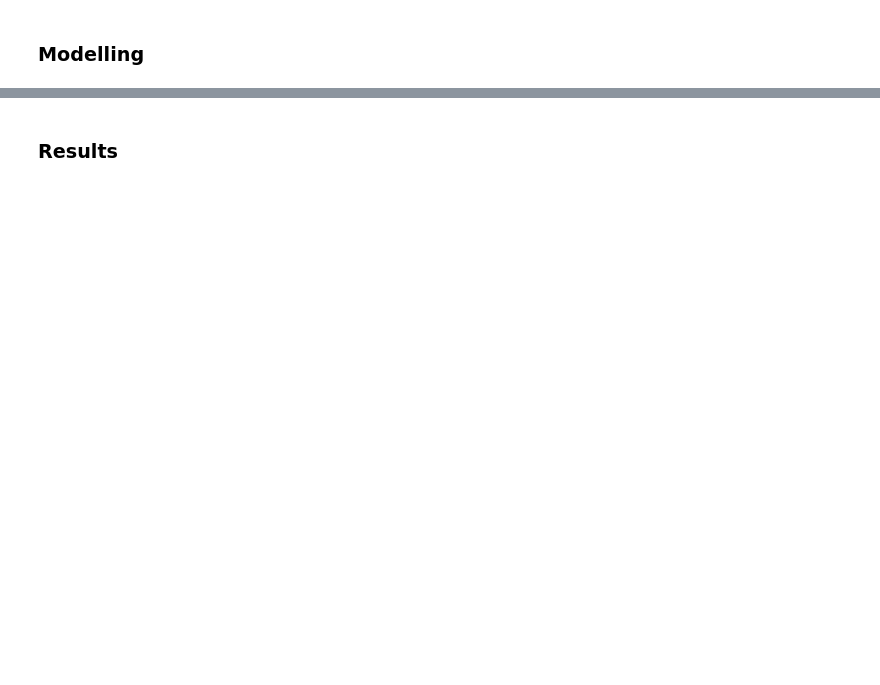
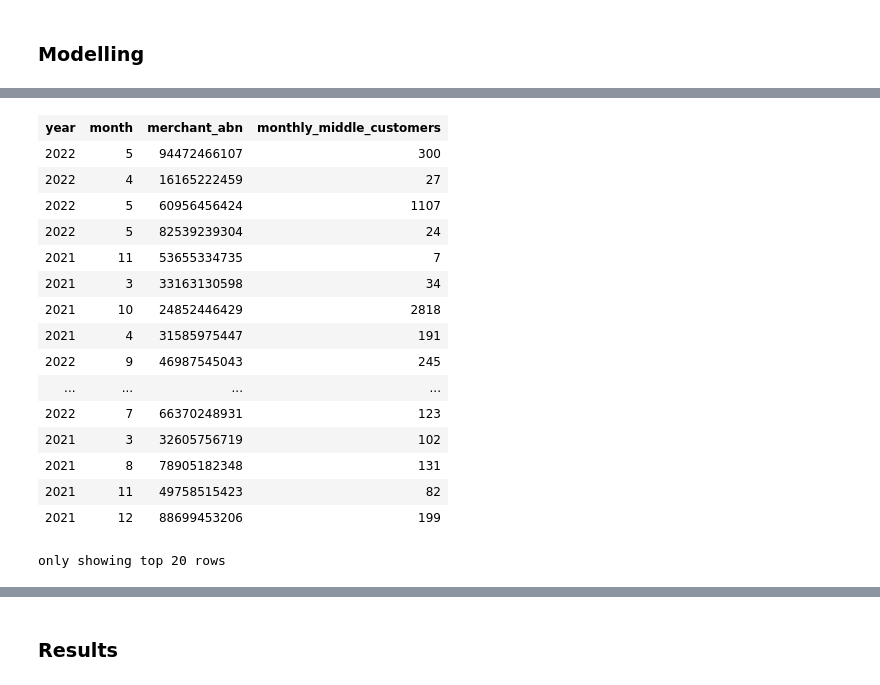
Before and after one commit to MAST30034-Applied-Data-Science/generic-buy-now-pay-later-project-group-35, a Jupyter notebook: notebooks/8-Summary.ipynb, the cells around one changed output, grey strips where cells are left out. Saved outputs shown, nothing was run; the diff lists cells and outputs as text; code cells hidden in the pictures; blank space fills up the shorter version.

```diff
--- a/notebooks/8-Summary.ipynb
+++ b/notebooks/8-Summary.ipynb
@@ -181,0 +213,17 @@ finaldf.limit(5)
+# %%
+modeldf2 = finaldf.withColumn("year", date_format(col("order_datetime"), "yyyy").cast("long"))
+modeldf2 = modeldf2.withColumn("month", date_format(col("order_datetime"), "MM").cast("long"))
+
+for field in ("postcode","take_rate"):
+    modeldf2 = modeldf2.withColumn(
+        field,
+        col(field).cast('double')
+    )
+
+modeldf2 = modeldf2.drop("order_datetime","order_id","company_name","consumer_fraud_%","merchant_fraud_%")
+
+modeldf2 = modeldf2.groupBy("year","month","merchant_abn").agg(
+    count("dollar_value").alias("monthly_transactions"),
+)
+
+modeldf2.limit(5)
@@ -181,0 +239,37 @@ finaldf.limit(5)
+# %%
+LOWER_INCOME_THRESHOLD = 50000
+UPPER_INCOME_THRESHOLD = 75000
+modeldf3 = finaldf.withColumn("year", date_format(col("order_datetime"), "yyyy").cast("long"))
+modeldf3 = modeldf3.withColumn("month", date_format(col("order_datetime"), "MM").cast("long"))
+modeldf3 = modeldf3.filter((modeldf3.median_income > LOWER_INCOME_THRESHOLD) &
+                         (modeldf3.median_income < UPPER_INCOME_THRESHOLD))
+
+for field in ("postcode","take_rate"):
+    modeldf3 = modeldf3.withColumn(
+        field,
+        col(field).cast('double')
+    )
+
+modeldf3 = modeldf3.drop("order_datetime","order_id","company_name","consumer_fraud_%","merchant_fraud_%")
+modeldf3 = modeldf3.groupBy("year","month","merchant_abn").agg(
+    countDistinct("consumer_id").alias("monthly_middle_customers"),
+)
+modeldf3
+# %% [output]
+| year | month | merchant_abn | monthly_middle_customers |
+| 2022 | 5 | 94472466107 | 300 |
+| 2022 | 4 | 16165222459 | 27 |
+| 2022 | 5 | 60956456424 | 1107 |
+| 2022 | 5 | 82539239304 | 24 |
+| 2021 | 11 | 53655334735 | 7 |
+| 2021 | 3 | 33163130598 | 34 |
+| 2021 | 10 | 24852446429 | 2818 |
+| 2021 | 4 | 31585975447 | 191 |
+| 2022 | 9 | 46987545043 | 245 |
+| ... | ... | ... | ... |
+| 2022 | 7 | 66370248931 | 123 |
+| 2021 | 3 | 32605756719 | 102 |
+| 2021 | 8 | 78905182348 | 131 |
+| 2021 | 11 | 49758515423 | 82 |
+| 2021 | 12 | 88699453206 | 199 |
+only showing top 20 rows
```
Also changed, not shown: parts of 16 cells of this notebook, 3 other files.
